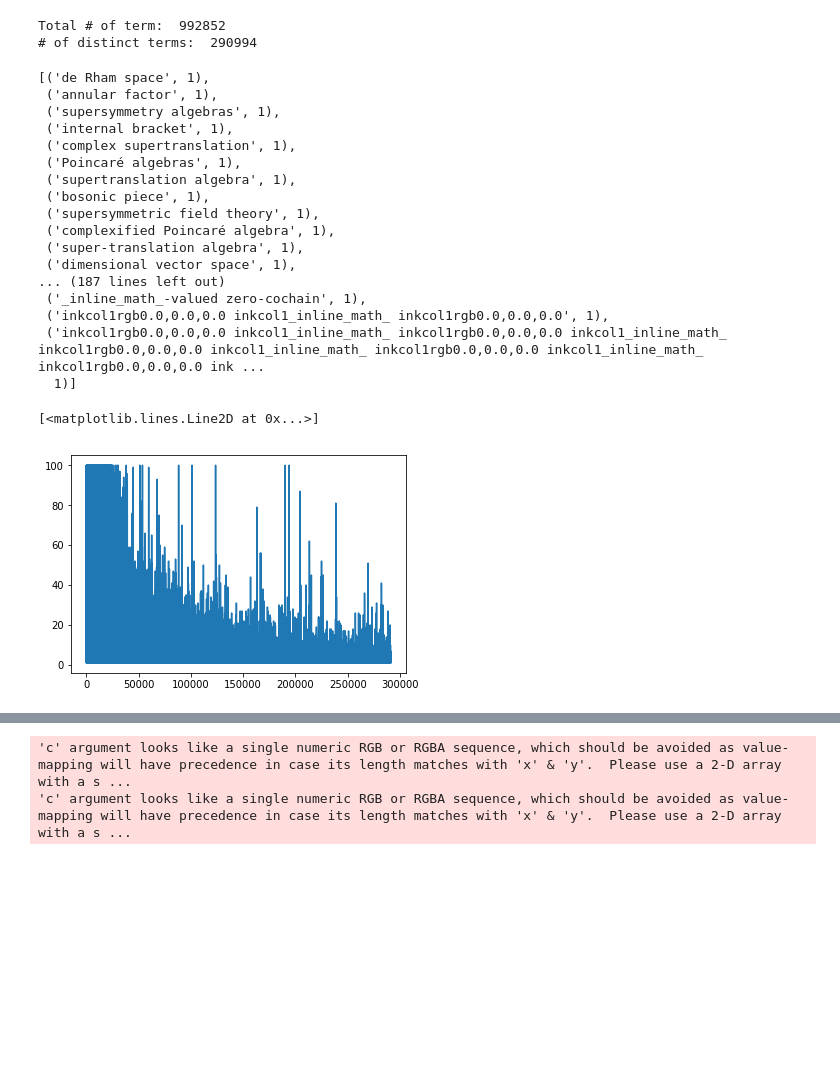
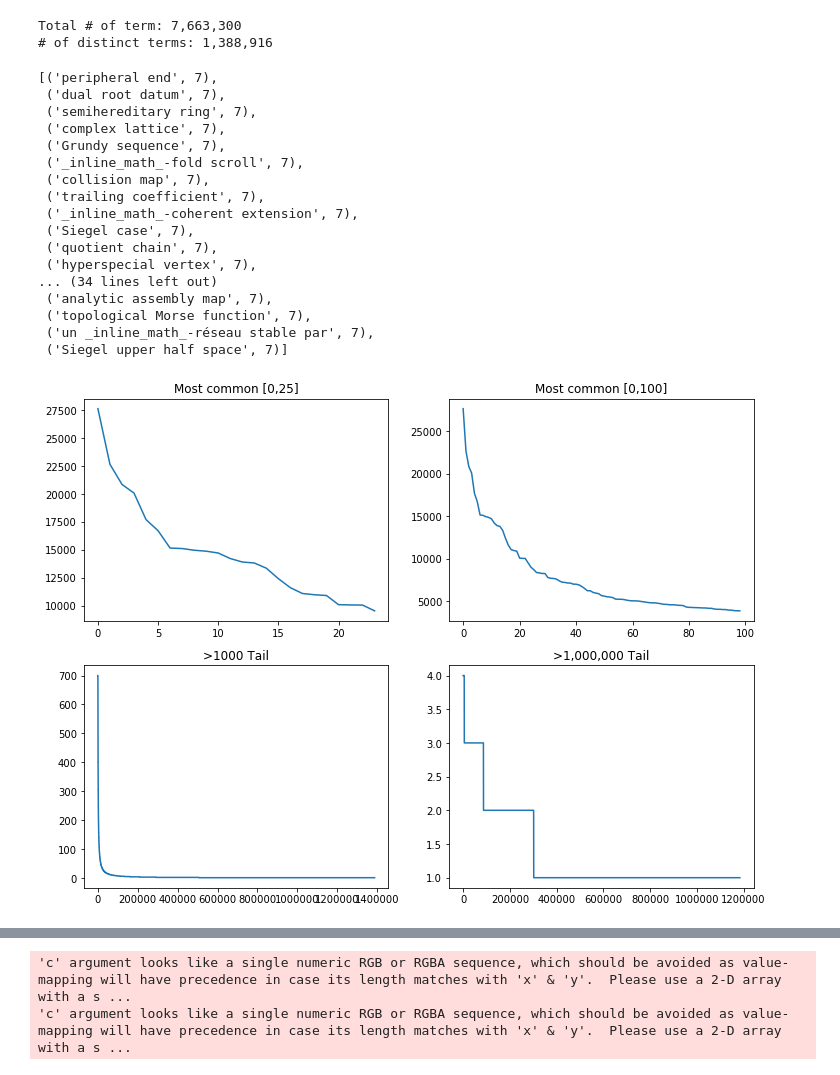
Before and after one commit to lab156/arxivDownload, a Jupyter notebook: Visualization of definitions.ipynb, the cells around one changed output, grey strips where cells are left out. Cells and saved outputs as stored; diff of their text form; code cells hidden in the pictures; blank space fills up the shorter version.

```diff
--- a/Visualization of definitions.ipynb
+++ b/Visualization of definitions.ipynb
@@ -30,32 +42,45 @@ for xml_path in glob.glob('/home/pi/hola_rm_me/15*.xml.gz'):
 # %%
-print("Total # of term: ",tot_dfndum_lst[-1])
-print("# of distinct terms: ",new_dfndum_lst[-1])
-term_cnt.most_common()[100000:100200]
+print(f"Total # of term: {tot_dfndum_lst[-1]:,d}")
+print(f"# of distinct terms: {new_dfndum_lst[-1]:,d}")
+s = 100000
+term_cnt.most_common()[s:s+50]
 #term_cnt['local stability properties']
 # %% [output]
-Total # of term:  992852
-# of distinct terms:  290994
+Total # of term: 7,663,300
+# of distinct terms: 1,388,916
-[('de Rham space', 1),
- ('annular factor', 1),
- ('supersymmetry algebras', 1),
- ('internal bracket', 1),
- ('complex supertranslation', 1),
- ('Poincaré algebras', 1),
- ('supertranslation algebra', 1),
- ('bosonic piece', 1),
- ('supersymmetric field theory', 1),
- ('complexified Poincaré algebra', 1),
- ('super-translation algebra', 1),
- ('dimensional vector space', 1),
-... (187 lines left out)
- ('_inline_math_-valued zero-cochain', 1),
- ('inkcol1rgb0.0,0.0,0.0 inkcol1_inline_math_ inkcol1rgb0.0,0.0,0.0', 1),
- ('inkcol1rgb0.0,0.0,0.0 inkcol1_inline_math_ inkcol1rgb0.0,0.0,0.0 inkcol1_inline_math_ inkcol1rgb0.0,0.0,0.0 inkcol1_inline_math_ inkcol1rgb0.0,0.0,0.0 inkcol1_inline_math_ inkcol1rgb0.0,0.0,0.0 ink ...
-  1)]
+[('peripheral end', 7),
+ ('dual root datum', 7),
+ ('semihereditary ring', 7),
+ ('complex lattice', 7),
+ ('Grundy sequence', 7),
+ ('_inline_math_-fold scroll', 7),
+ ('collision map', 7),
+ ('trailing coefficient', 7),
+ ('_inline_math_-coherent extension', 7),
+ ('Siegel case', 7),
+ ('quotient chain', 7),
+ ('hyperspecial vertex', 7),
+... (34 lines left out)
+ ('analytic assembly map', 7),
+ ('topological Morse function', 7),
+ ('un _inline_math_-réseau stable par', 7),
+ ('Siegel upper half space', 7)]
-# %%
-#plt.plot(term_cnt.values())
-plt.plot([min(100,t) for t in term_cnt.values()])
-# %% [output]
-[<matplotlib.lines.Line2D at 0x...>]
-[figure, removed]
+# %%
+#plt.plot(term_cnt.values())
+plt.figure(figsize=[12,9])
+plt.subplot(221)
+plt.plot([t[1] for t in term_cnt.most_common()][1:25])
+plt.title("Most common [0,25]")
+plt.subplot(222)
+plt.title("Most common [0,100]")
+plt.plot([t[1] for t in term_cnt.most_common()][1:100])
+plt.subplot(223)
+plt.plot([t[1] for t in term_cnt.most_common()][1000:])
+plt.title(">1000 Tail")
+plt.subplot(224)
+plt.plot([t[1] for t in term_cnt.most_common()][205000:])
+plt.title(">1,000,000 Tail")
+plt.show()
+# %% [output]
+[figure, added]
 # %%
```
Also changed, not shown: parts of 11 cells of this notebook, 4 other files.
